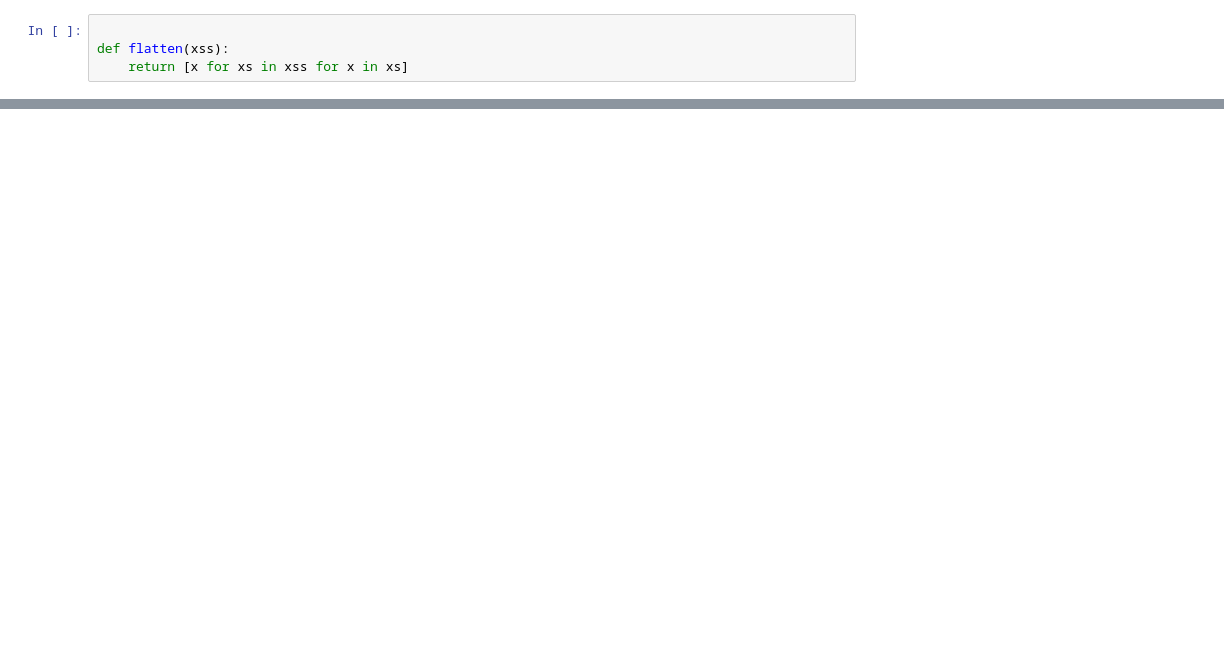
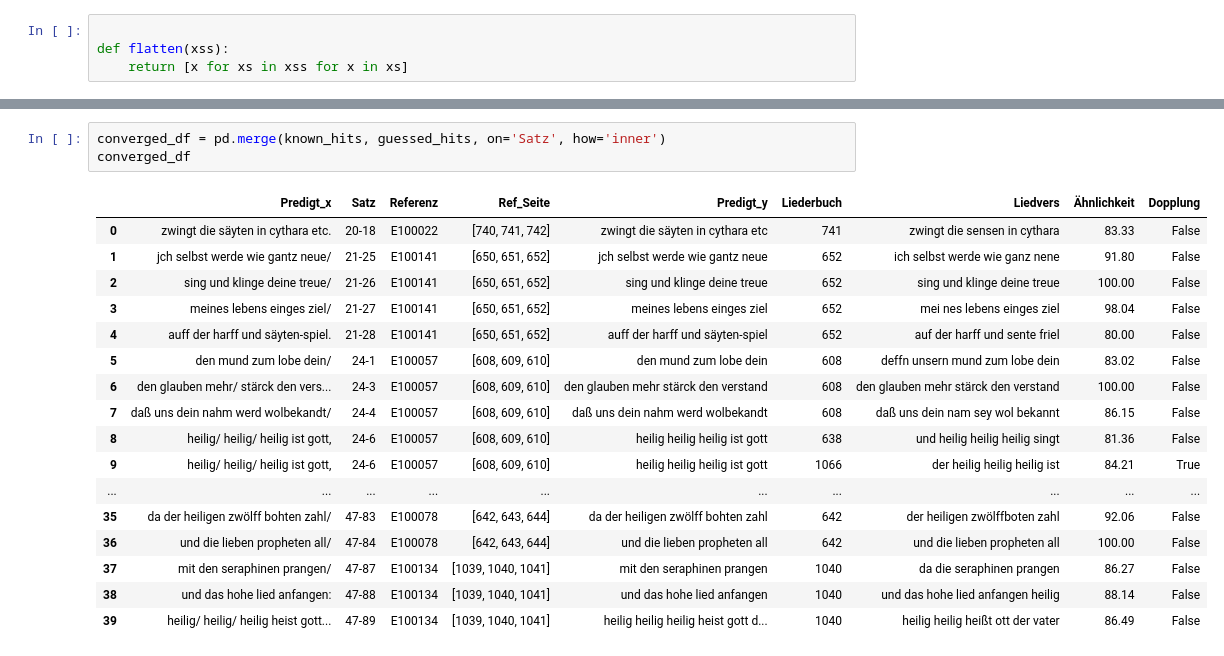
Before and after one commit to umj95/orgelpredigt_analyse, a Jupyter notebook: chunked_sermon_song_search.ipynb, the cells around one changed output, grey strips where cells are left out. Drawn from its saved outputs; the diff is of its cells as text; blank space fills up the shorter version.

```diff
--- a/chunked_sermon_song_search.ipynb
+++ b/chunked_sermon_song_search.ipynb
@@ -198,0 +204,21 @@ sentence_to_html(example, 39, 22)
+# %%
+converged_df = pd.merge(known_hits, guessed_hits, on='Satz', how='inner')
+converged_df
+# %% [output]
+|  | Predigt_x | Satz | Referenz | Ref_Seite | Predigt_y | Liederbuch | Liedvers | Ähnlichkeit | Dopplung |
+| 0 | zwingt die säyten in cythara etc. | 20-18 | E100022 | [740, 741, 742] | zwingt die säyten in cythara etc | 741 | zwingt die sensen in cythara | 83.33 | False |
+| 1 | jch selbst werde wie gantz neue/ | 21-25 | E100141 | [650, 651, 652] | jch selbst werde wie gantz neue | 652 | ich selbst werde wie ganz nene | 91.80 | False |
+| 2 | sing und klinge deine treue/ | 21-26 | E100141 | [650, 651, 652] | sing und klinge deine treue | 652 | sing und klinge deine treue | 100.00 | False |
+| 3 | meines lebens einges ziel/ | 21-27 | E100141 | [650, 651, 652] | meines lebens einges ziel | 652 | mei nes lebens einges ziel | 98.04 | False |
+| 4 | auff der harff und säyten-spiel. | 21-28 | E100141 | [650, 651, 652] | auff der harff und säyten-spiel | 652 | auf der harff und sente friel | 80.00 | False |
+| 5 | den mund zum lobe dein/ | 24-1 | E100057 | [608, 609, 610] | den mund zum lobe dein | 608 | deffn unsern mund zum lobe dein | 83.02 | False |
+| 6 | den glauben mehr/ stärck den vers... | 24-3 | E100057 | [608, 609, 610] | den glauben mehr stärck den verstand | 608 | den glauben mehr stärck den verstand | 100.00 | False |
+| 7 | daß uns dein nahm werd wolbekandt/ | 24-4 | E100057 | [608, 609, 610] | daß uns dein nahm werd wolbekandt | 608 | daß uns dein nam sey wol bekannt | 86.15 | False |
+| 8 | heilig/ heilig/ heilig ist gott, | 24-6 | E100057 | [608, 609, 610] | heilig heilig heilig ist gott | 638 | und heilig heilig heilig singt | 81.36 | False |
+| 9 | heilig/ heilig/ heilig ist gott, | 24-6 | E100057 | [608, 609, 610] | heilig heilig heilig ist gott | 1066 | der heilig heilig heilig ist | 84.21 | True |
+| ... | ... | ... | ... | ... | ... | ... | ... | ... | ... |
+| 35 | da der heiligen zwölff bohten zahl/ | 47-83 | E100078 | [642, 643, 644] | da der heiligen zwölff bohten zahl | 642 | der heiligen zwölffboten zahl | 92.06 | False |
+| 36 | und die lieben propheten all/ | 47-84 | E100078 | [642, 643, 644] | und die lieben propheten all | 642 | und die lieben propheten all | 100.00 | False |
+| 37 | mit den seraphinen prangen/ | 47-87 | E100134 | [1039, 1040, 1041] | mit den seraphinen prangen | 1040 | da die seraphinen prangen | 86.27 | False |
+| 38 | und das hohe lied anfangen: | 47-88 | E100134 | [1039, 1040, 1041] | und das hohe lied anfangen | 1040 | und das hohe lied anfangen heilig | 88.14 | False |
+| 39 | heilig/ heilig/ heilig heist gott... | 47-89 | E100134 | [1039, 1040, 1041] | heilig heilig heilig heist gott d... | 1040 | heilig heilig heißt ott der vater | 86.49 | False |
```
Also changed, not shown: parts of 20 cells of this notebook.
